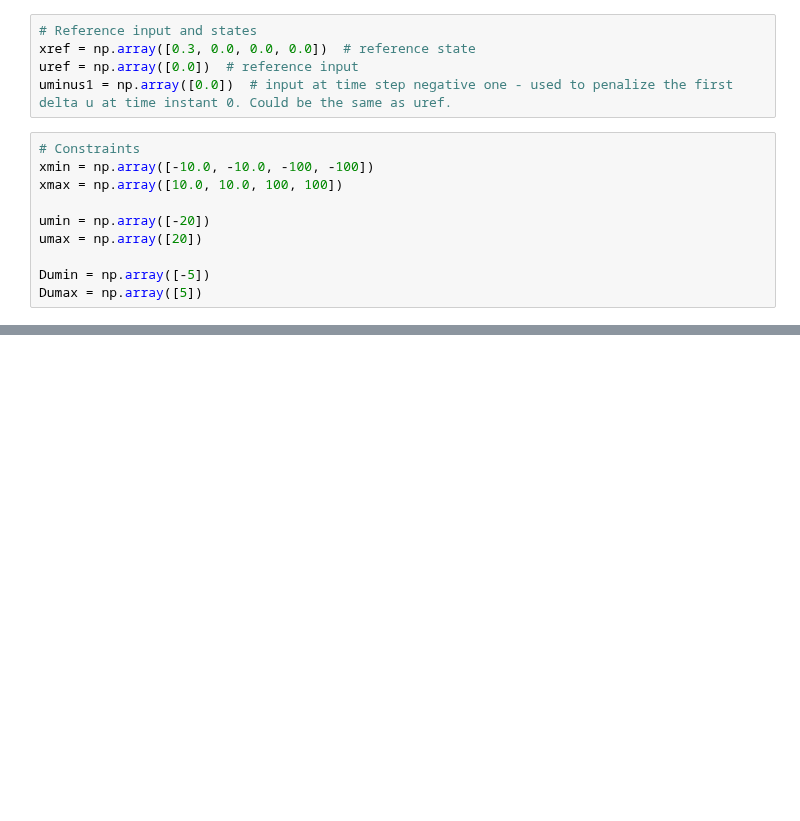
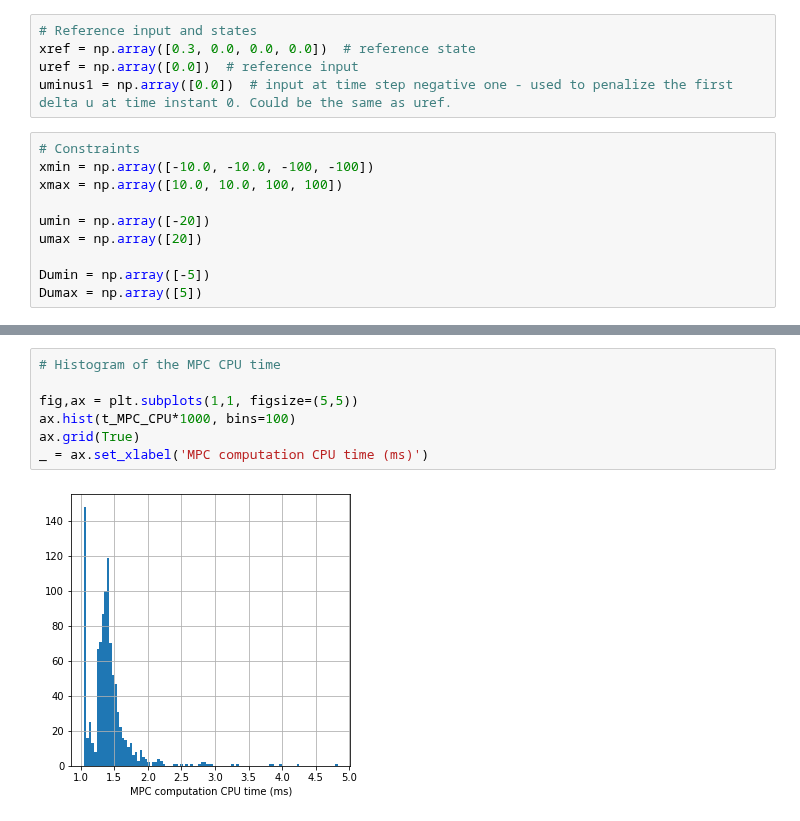
Before and after one commit to forgi86/pyMPC, a Jupyter notebook: examples/example_inverted_pendulum_kalman.ipynb, the cells around one changed output, grey strips where cells are left out. Drawn from its saved outputs; the diff is of its cells as text; blank space fills up the shorter version.

```diff
--- a/examples/example_inverted_pendulum_kalman.ipynb
+++ b/examples/example_inverted_pendulum_kalman.ipynb
@@ -248,0 +251,9 @@ for ax in axes:
+# %%
+# Histogram of the MPC CPU time
+
+fig,ax = plt.subplots(1,1, figsize=(5,5))
+ax.hist(t_MPC_CPU*1000, bins=100)
+ax.grid(True)
+_ = ax.set_xlabel('MPC computation CPU time (ms)')
+# %% [output]
+[figure, added]
```
Also changed, not shown: parts of 11 cells of this notebook, 4 other files.
